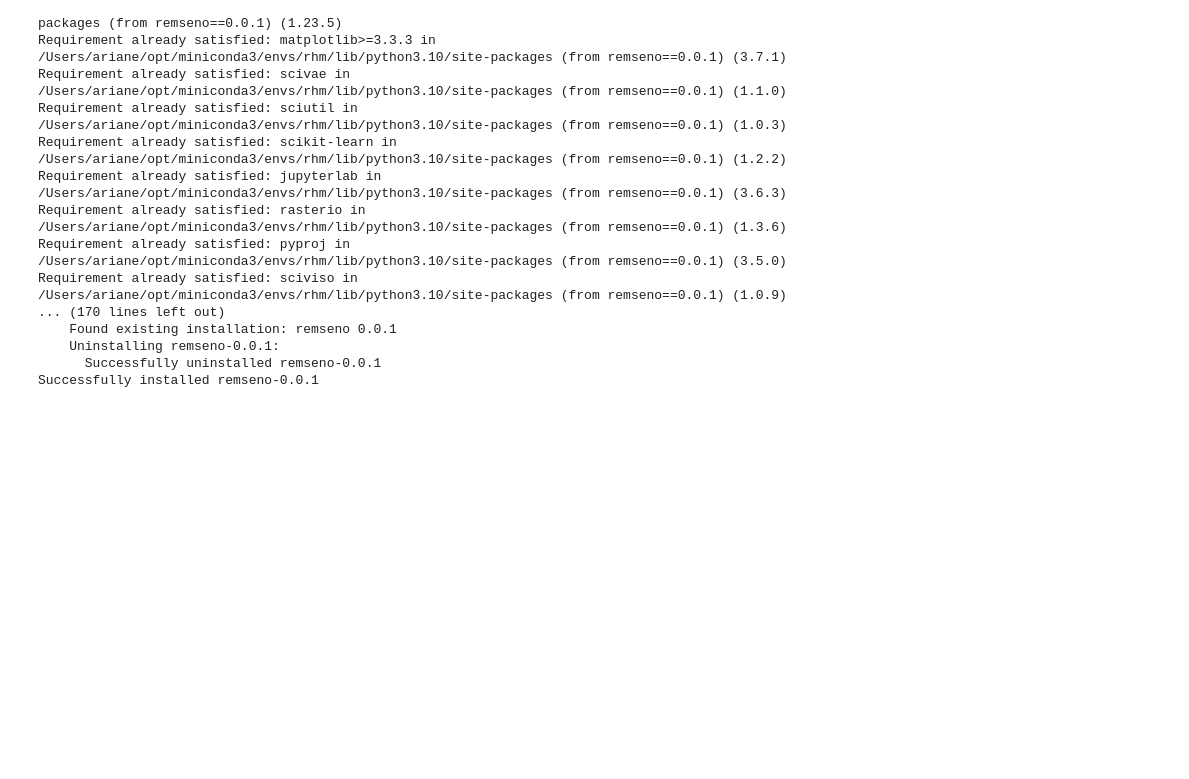
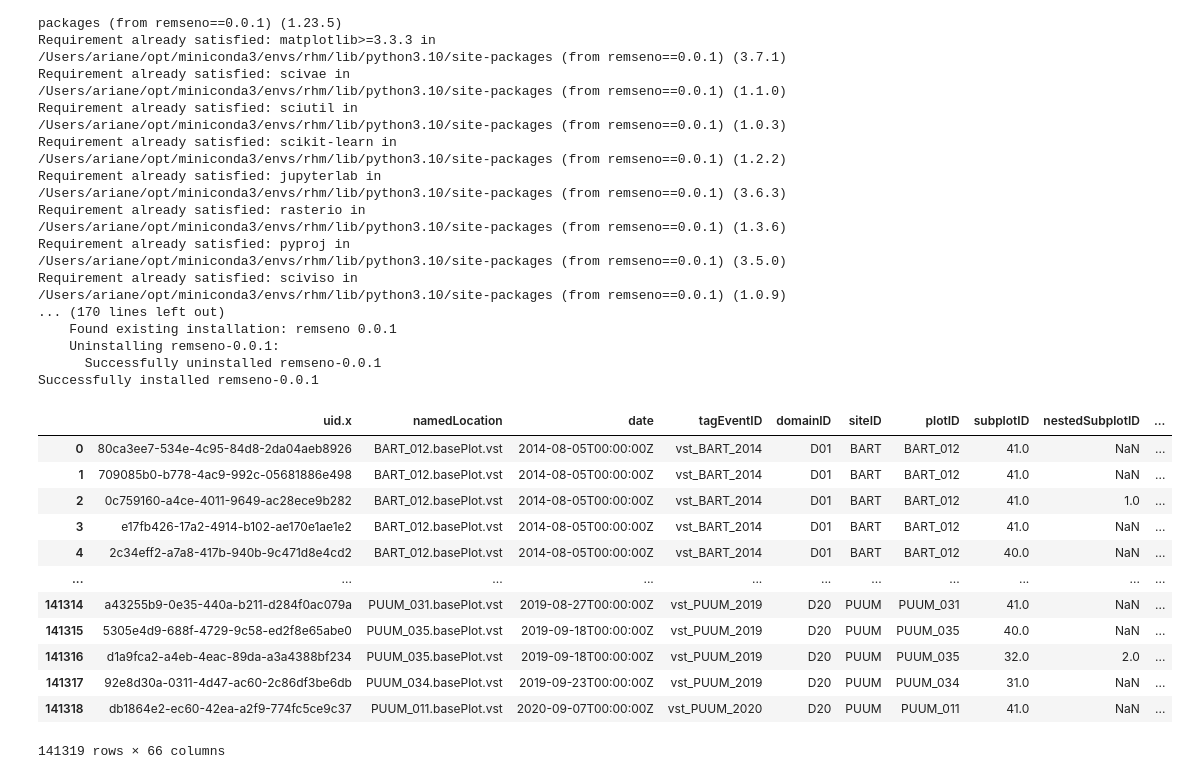
Before and after one commit to ArianeMora/remseno, a Jupyter notebook: notebooks/HarvardTrees.ipynb, the cells around one changed output. Saved outputs shown, nothing was run; the diff lists cells and outputs as text; code cells hidden in the pictures; blank space fills up the shorter version.

```diff
--- a/notebooks/HarvardTrees.ipynb
+++ b/notebooks/HarvardTrees.ipynb
@@ -74,0 +72,18 @@ df.to_csv(f'{data_dir}plot.csv', index=False)
+# %%
+# Read in the neon file
+df = pd.read_csv('../data/neon/neon_vst_data_2021.csv')
+df
+# %% [output]
+|  | uid.x | namedLocation | date | tagEventID | domainID | siteID | plotID | subplotID | nestedSubplotID | ... |
+| 0 | 80ca3ee7-534e-4c95-84d8-2da04aeb8926 | BART_012.basePlot.vst | 2014-08-05T00:00:00Z | vst_BART_2014 | D01 | BART | BART_012 | 41.0 | NaN | ... |
+| 1 | 709085b0-b778-4ac9-992c-05681886e498 | BART_012.basePlot.vst | 2014-08-05T00:00:00Z | vst_BART_2014 | D01 | BART | BART_012 | 41.0 | NaN | ... |
+| 2 | 0c759160-a4ce-4011-9649-ac28ece9b282 | BART_012.basePlot.vst | 2014-08-05T00:00:00Z | vst_BART_2014 | D01 | BART | BART_012 | 41.0 | 1.0 | ... |
+| 3 | e17fb426-17a2-4914-b102-ae170e1ae1e2 | BART_012.basePlot.vst | 2014-08-05T00:00:00Z | vst_BART_2014 | D01 | BART | BART_012 | 41.0 | NaN | ... |
+| 4 | 2c34eff2-a7a8-417b-940b-9c471d8e4cd2 | BART_012.basePlot.vst | 2014-08-05T00:00:00Z | vst_BART_2014 | D01 | BART | BART_012 | 40.0 | NaN | ... |
+| ... | ... | ... | ... | ... | ... | ... | ... | ... | ... | ... |
+| 141314 | a43255b9-0e35-440a-b211-d284f0ac079a | PUUM_031.basePlot.vst | 2019-08-27T00:00:00Z | vst_PUUM_2019 | D20 | PUUM | PUUM_031 | 41.0 | NaN | ... |
+| 141315 | 5305e4d9-688f-4729-9c58-ed2f8e65abe0 | PUUM_035.basePlot.vst | 2019-09-18T00:00:00Z | vst_PUUM_2019 | D20 | PUUM | PUUM_035 | 40.0 | NaN | ... |
+| 141316 | d1a9fca2-a4eb-4eac-89da-a3a4388bf234 | PUUM_035.basePlot.vst | 2019-09-18T00:00:00Z | vst_PUUM_2019 | D20 | PUUM | PUUM_035 | 32.0 | 2.0 | ... |
+| 141317 | 92e8d30a-0311-4d47-ac60-2c86df3be6db | PUUM_034.basePlot.vst | 2019-09-23T00:00:00Z | vst_PUUM_2019 | D20 | PUUM | PUUM_034 | 31.0 | NaN | ... |
+| 141318 | db1864e2-ec60-42ea-a2f9-774fc5ce9c37 | PUUM_011.basePlot.vst | 2020-09-07T00:00:00Z | vst_PUUM_2020 | D20 | PUUM | PUUM_011 | 41.0 | NaN | ... |
+141319 rows × 66 columns
```
Also changed, not shown: parts of 43 cells of this notebook, 4 other files.
